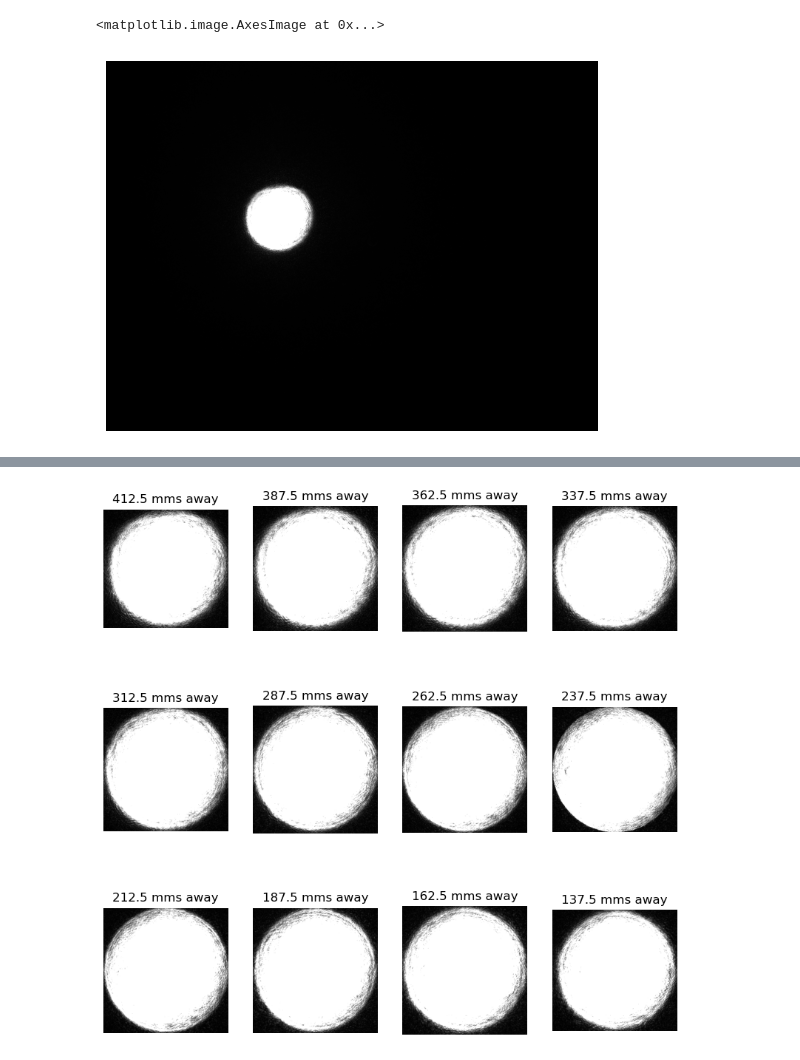
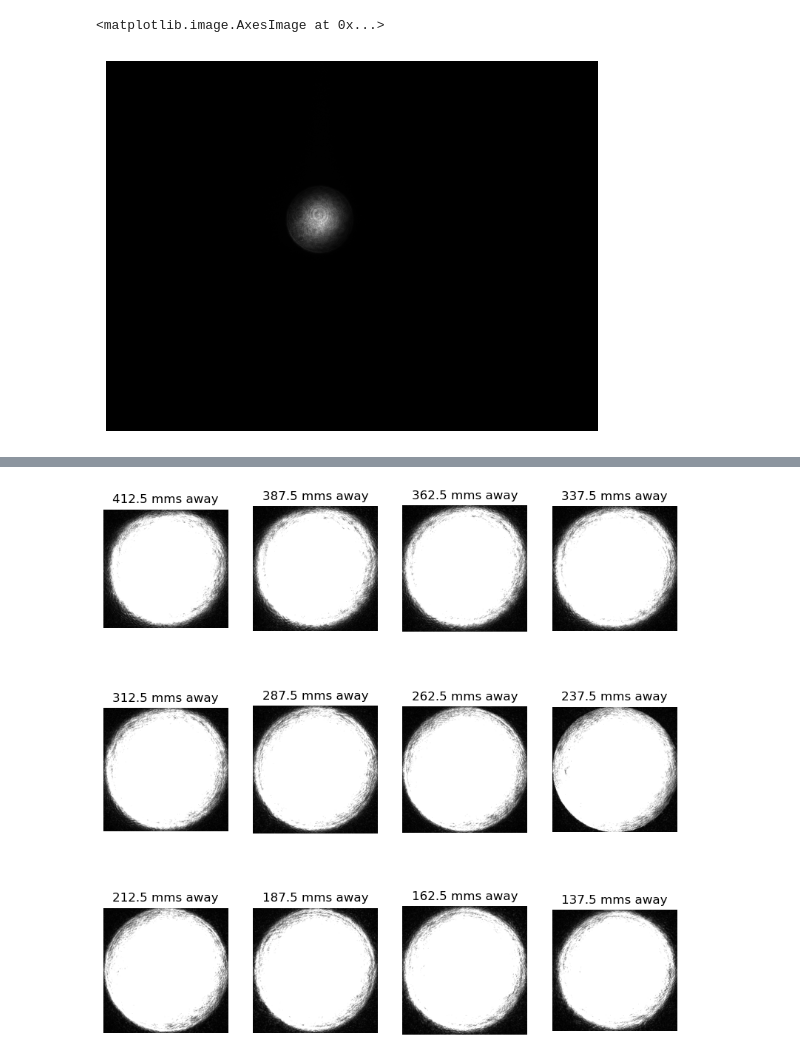
Before and after one commit to zhuyuezx/CSC494_holoprojector, a Jupyter notebook: Code/laser_analysis.ipynb, the cells around one changed output, grey strips where cells are left out. Drawn from its saved outputs; the diff is of its cells as text; code cells hidden in the pictures.

```diff
--- a/Code/laser_analysis.ipynb
+++ b/Code/laser_analysis.ipynb
@@ -7,8 +4,0 @@ shot_path = 'laser_shots'
-# %%
-test = cv.imread('../laser_shots/2h_2000us.png', cv.IMREAD_GRAYSCALE)
-# print(test.shape)
-plt.axis('off')
-plt.imshow(test, cmap='gray')
-# %% [output]
-<matplotlib.image.AxesImage at 0x...>
-[figure, removed]
@@ -19,3 +13,14 @@ def filter_bright_range(img: np.ndarray, threshold: int = 100) -> np.ndarray:
     x_min, x_max = np.min(np.where(bright_pixels)[0]), np.max(np.where(bright_pixels)[0])
     y_min, y_max = np.min(np.where(bright_pixels)[1]), np.max(np.where(bright_pixels)[1])
     return img[x_min:x_max, y_min:y_max]
+# %%
+imgs = []
+for i in range(1, 6):
+    img = cv.imread(f'../laser_shots/100us/focus_100us_{i}.png', cv.IMREAD_GRAYSCALE)
+    imgs.append(img)
+avg_img = np.mean(imgs, axis=0)
+plt.axis('off')
+plt.imshow(avg_img, cmap='gray')
+# %% [output]
+<matplotlib.image.AxesImage at 0x...>
+[figure, added]
```
Also changed, not shown: parts of 4 cells of this notebook, 1 other file.
